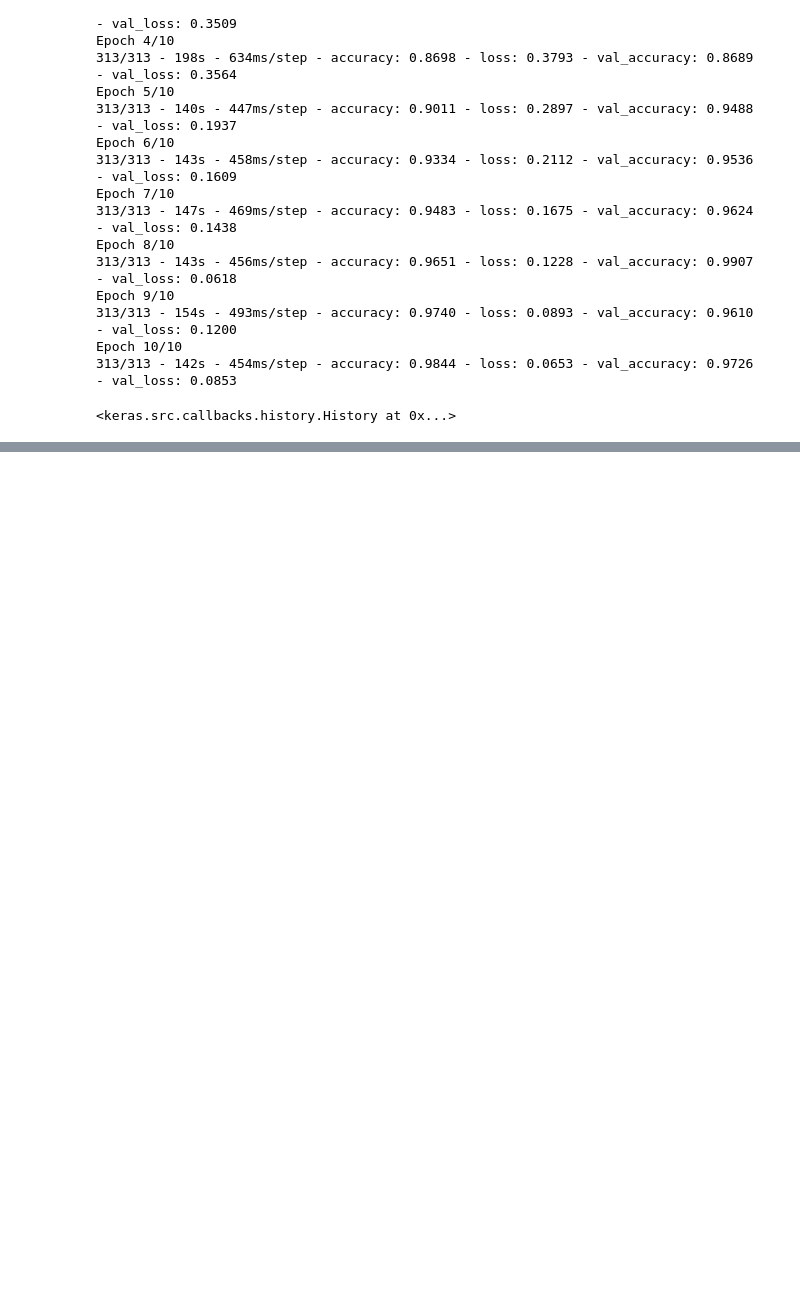
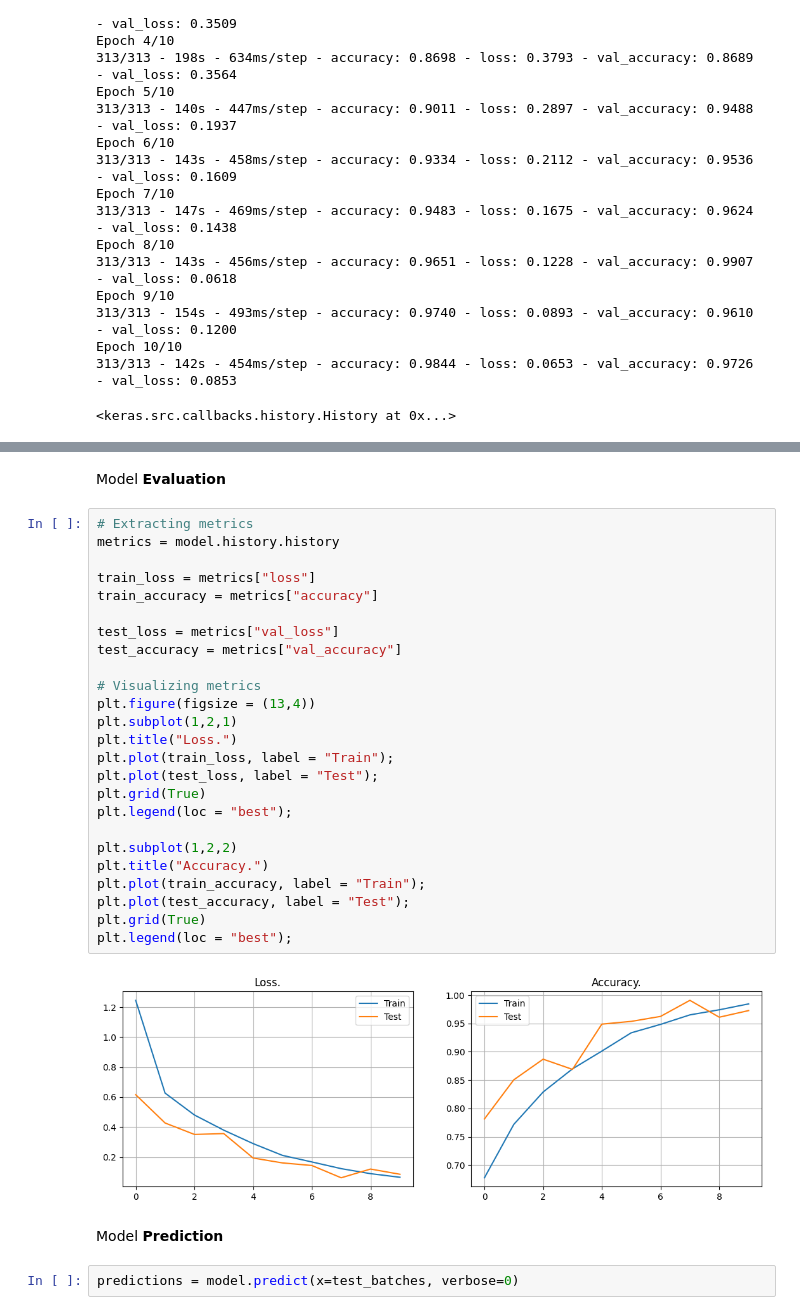
Before and after one commit to 11SST11/SCISDIC-hyrbid, a Jupyter notebook: SCDISIC_HYBRID.ipynb, the cells around one changed output, grey strips where cells are left out. Drawn from its saved outputs; the diff is of its cells as text; blank space fills up the shorter version.

Commit message:
prediction checkups

```diff
--- a/SCDISIC_HYBRID.ipynb
+++ b/SCDISIC_HYBRID.ipynb
@@ -422,0 +426,33 @@ WARNING:absl:You are saving your model as an HDF5 file via `model.save()` or `ke
+# %% [markdown]
+Model **Evaluation**
+# %%
+# Extracting metrics
+metrics = model.history.history
+
+train_loss = metrics["loss"]
+train_accuracy = metrics["accuracy"]
+
+test_loss = metrics["val_loss"]
+test_accuracy = metrics["val_accuracy"]
+
+# Visualizing metrics
+plt.figure(figsize = (13,4))
+plt.subplot(1,2,1)
+plt.title("Loss.")
+plt.plot(train_loss, label = "Train");
+plt.plot(test_loss, label = "Test");
+plt.grid(True)
+plt.legend(loc = "best");
+
+plt.subplot(1,2,2)
+plt.title("Accuracy.")
+plt.plot(train_accuracy, label = "Train");
+plt.plot(test_accuracy, label = "Test");
+plt.grid(True)
+plt.legend(loc = "best");
+# %% [output]
+[figure, added]
+# %% [markdown]
+Model **Prediction**
+# %%
+predictions = model.predict(x=test_batches, verbose=0)
```
Also changed, not shown: parts of 8 cells of this notebook.
